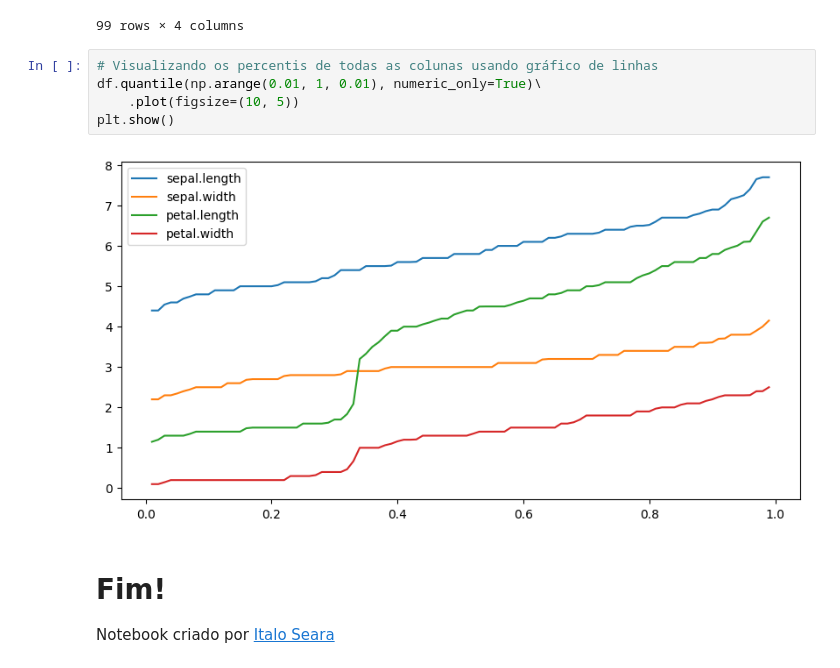
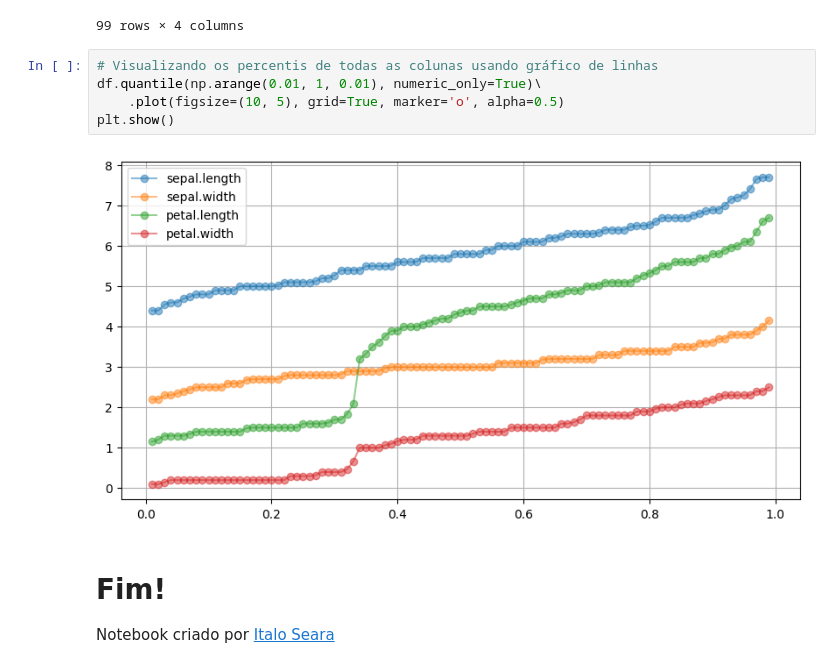
Before and after one commit to italoseara/CET083, a Jupyter notebook: pos.ipynb, the cells around one changed output. Cells and saved outputs as stored; diff of their text form.

```diff
--- a/pos.ipynb
+++ b/pos.ipynb
@@ -427,10 +482,10 @@ df.quantile(np.arange(0.01, 1, 0.01), numeric_only=True)
 # %%
 # Visualizando os percentis de todas as colunas usando gráfico de linhas
 df.quantile(np.arange(0.01, 1, 0.01), numeric_only=True)\
-    .plot(figsize=(10, 5))
+    .plot(figsize=(10, 5), grid=True, marker='o', alpha=0.5)
 plt.show()
 # %% [output]
-[figure, old version]
+[figure, new version]
 # %% [markdown]
 # Fim!
 
```
Also changed, not shown: parts of 19 cells of this notebook.
